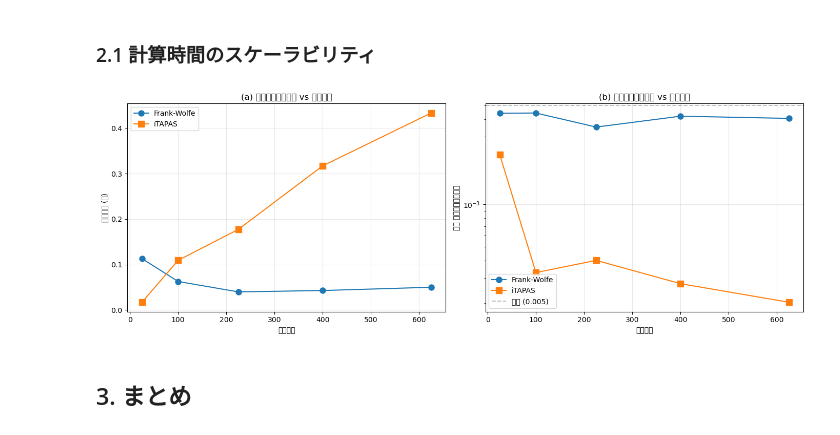
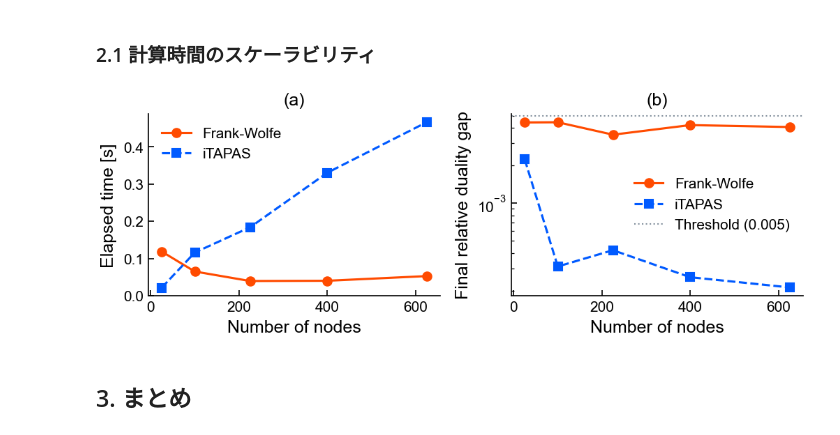
Before and after one commit to takala4/takala-bako, a Jupyter notebook: itapas/comparison.ipynb, the cells around one changed output. Saved outputs shown, nothing was run; the diff lists cells and outputs as text; code cells hidden in the pictures.

```diff
--- a/itapas/comparison.ipynb
+++ b/itapas/comparison.ipynb
@@ -359,33 +411,33 @@ print(df_scale.to_string(index=False))
 # %% [markdown]
 ### 2.1 計算時間のスケーラビリティ
 # %%
-fig, axes = plt.subplots(1, 2, figsize=(14, 5))
+fig, axes = plt.subplots(1, 2, figsize=(7.0, 2.625))
 
 # (a) ノード数 vs 計算時間
 ax = axes[0]
-ax.plot(df_scale['nodes'], df_scale['fw_time'], 'o-', label='Frank-Wolfe', markersize=8)
-ax.plot(df_scale['nodes'], df_scale['it_time'], 's-', label='iTAPAS', markersize=8)
-ax.set_xlabel("ノード数")
-ax.set_ylabel("計算時間 (秒)")
-ax.set_title("(a) ネットワーク規模 vs 計算時間")
-ax.legend()
-ax.grid(True, alpha=0.3)
+ax.plot(df_scale['nodes'], df_scale['fw_time'], '-o', color=COLORS["red"], label='Frank-Wolfe')
+ax.plot(df_scale['nodes'], df_scale['it_time'], '--s', color=COLORS["blue"], label='iTAPAS')
+ax.set_xlabel("Number of nodes")
+ax.set_ylabel("Elapsed time [s]")
+ax.set_title("(a)")
+ax.set_ylim(bottom=0)
+ax.legend(loc='upper left')
 
 # (b) ノード数 vs 最終 rel_gap
 ax = axes[1]
-ax.semilogy(df_scale['nodes'], df_scale['fw_gap'], 'o-', label='Frank-Wolfe', markersize=8)
-ax.semilogy(df_scale['nodes'], df_scale['it_gap'], 's-', label='iTAPAS', markersize=8)
-ax.axhline(y=SCALE_GAP, color='gray', linestyle='--', alpha=0.5, label=f'閾値 ({SCALE_GAP})')
-ax.set_xlabel("ノード数")
-ax.set_ylabel("最終 相対双対ギャップ")
-ax.set_title("(b) ネットワーク規模 vs 解の精度")
-ax.legend()
-ax.grid(True, alpha=0.3)
+ax.semilogy(df_scale['nodes'], df_scale['fw_gap'], '-o', color=COLORS["red"], label='Frank-Wolfe')
+ax.semilogy(df_scale['nodes'], df_scale['it_gap'], '--s', color=COLORS["blue"], label='iTAPAS')
+ax.axhline(y=SCALE_GAP, color=COLORS["gray"], linestyle=':', linewidth=1.0,
+           label=f'Threshold ({SCALE_GAP})')
+ax.set_xlabel("Number of nodes")
+ax.set_ylabel("Final relative duality gap")
+ax.set_title("(b)")
+ax.legend(loc='best')
 
 plt.tight_layout()
 plt.show()
 # %% [output]
-[figure, old version]
+[figure, new version]
 # %% [markdown]
 ## 3. まとめ
 # %%
```
Also changed, not shown: parts of 8 cells of this notebook.
